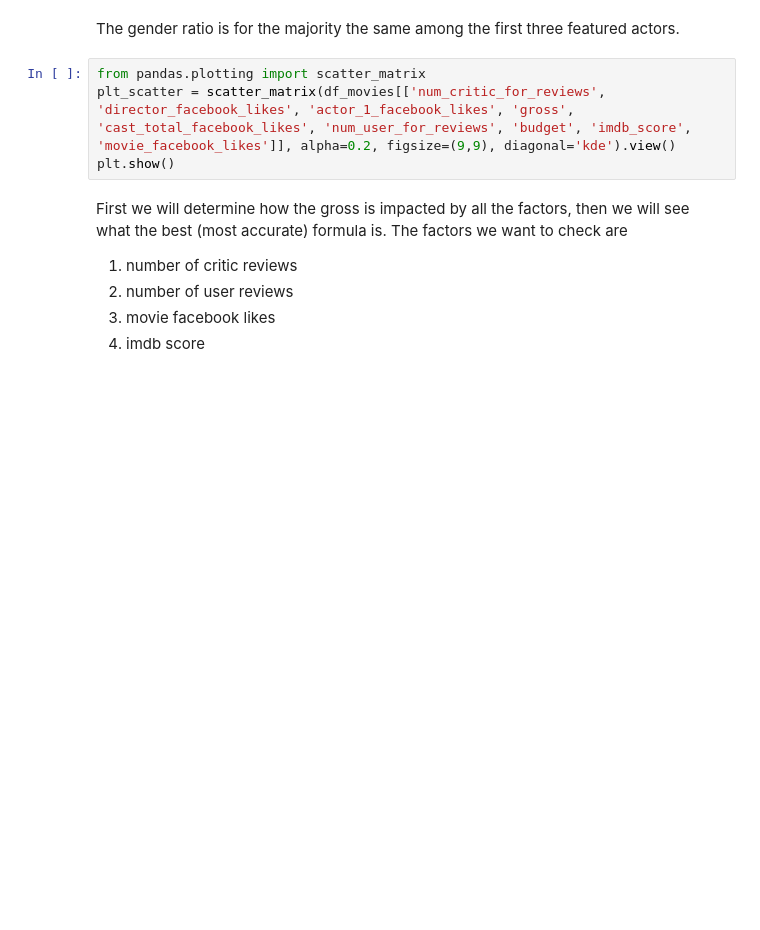
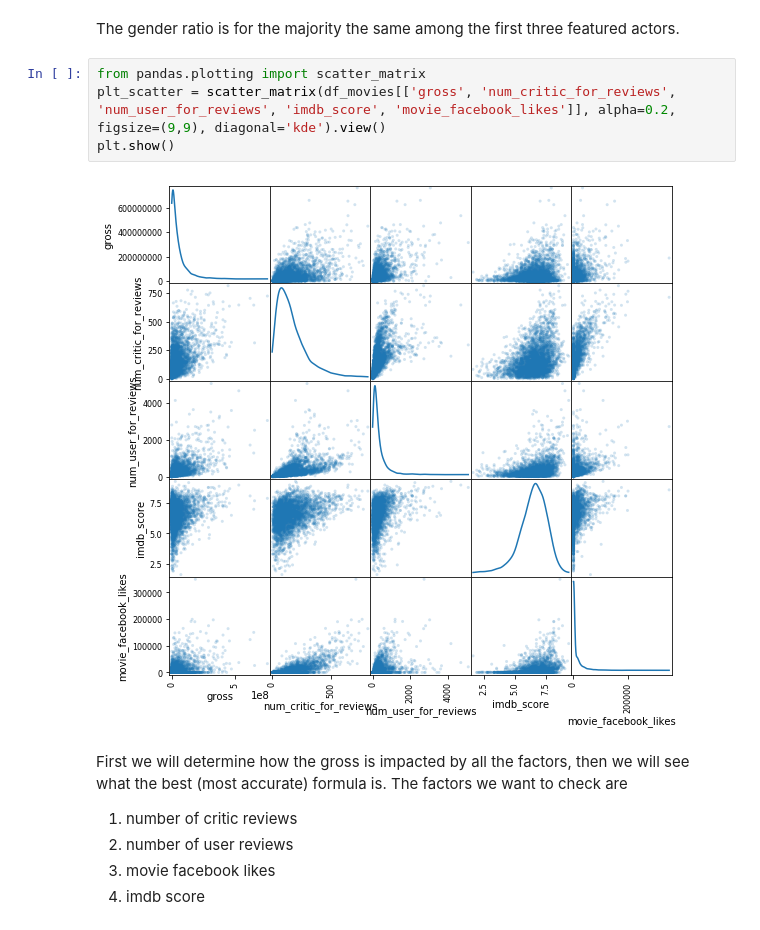
Before and after one commit to NielsHoiting/TCIF-V2DS-16, a Jupyter notebook: movie-merged.ipynb, the cells around one changed output. Cells and saved outputs as stored; diff of their text form; blank space fills up the shorter version.

```diff
--- a/movie-merged.ipynb
+++ b/movie-merged.ipynb
@@ -222,8 +449,10 @@ plt.show();
 The gender ratio is for the majority the same among the first three featured actors.
 # %%
 from pandas.plotting import scatter_matrix
-plt_scatter = scatter_matrix(df_movies[['num_critic_for_reviews', 'director_facebook_likes', 'actor_1_facebook_likes', 'gross', 'cast_total_facebook_likes', 'num_user_for_reviews', 'budget', 'imdb_score', 'movie_facebook_likes']], alpha=0.2, figsize=(9,9), diagonal='kde').view()
+plt_scatter = scatter_matrix(df_movies[['gross', 'num_critic_for_reviews', 'num_user_for_reviews', 'imdb_score', 'movie_facebook_likes']], alpha=0.2, figsize=(9,9), diagonal='kde').view()
 plt.show()
+# %% [output]
+[figure, added]
 # %% [markdown]
 First we will determine how the gross is impacted by all the factors, then we will see what the best (most accurate) formula is.
 The factors we want to check are
```
Also changed, not shown: parts of 32 cells of this notebook, 1 other file.
